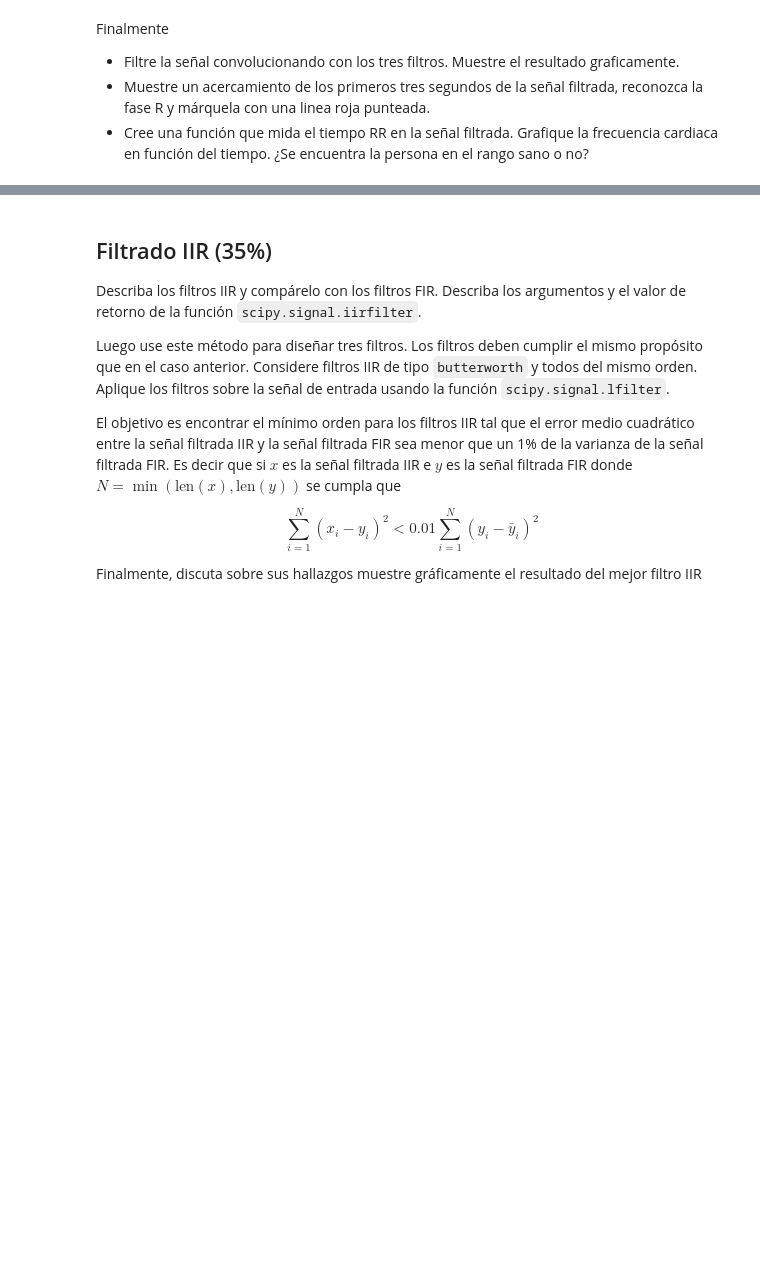
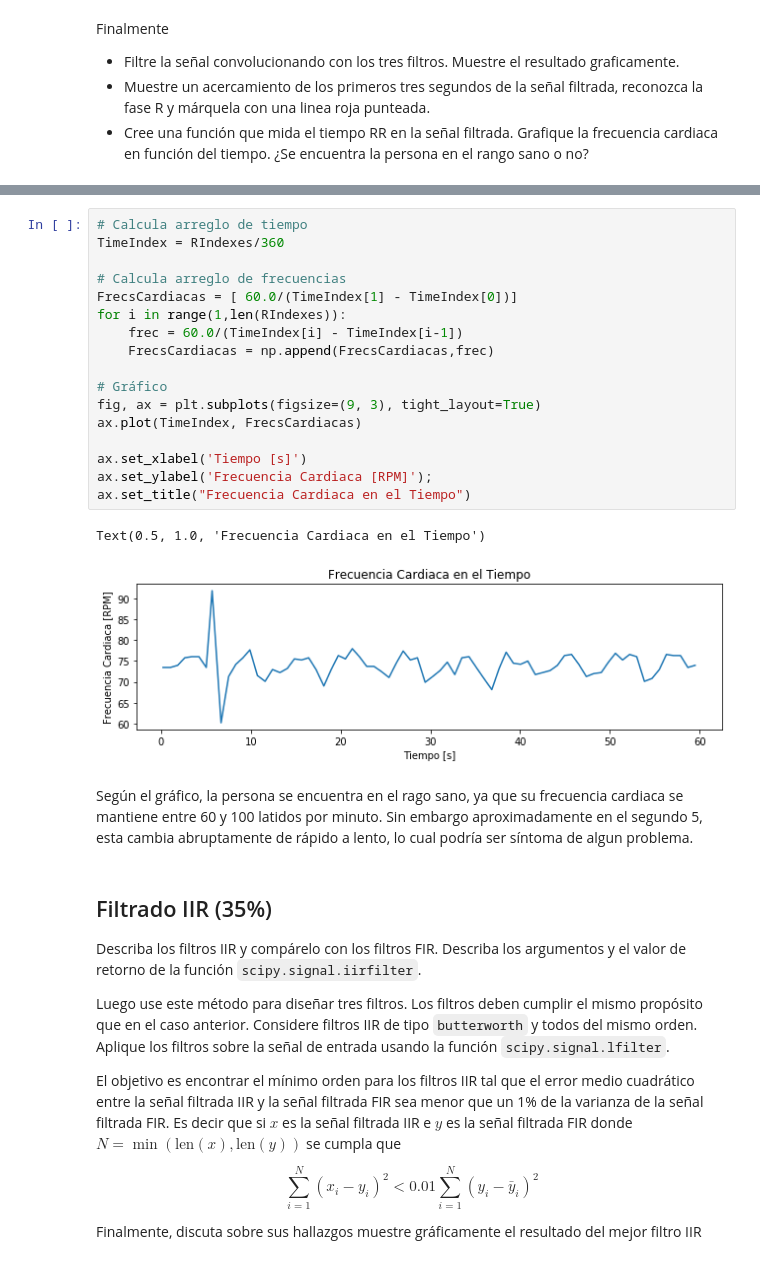
Before and after one commit to ehopperdietzel/Filtrado-De-Senales, a Jupyter notebook: tarea2_info183.ipynb, the cells around one changed output, grey strips where cells are left out. Saved outputs shown, nothing was run; the diff lists cells and outputs as text; blank space fills up the shorter version.

```diff
--- a/tarea2_info183.ipynb
+++ b/tarea2_info183.ipynb
@@ -341,3 +350,25 @@ graficaSeñal(dataFiltrada,Fs,360*3)
+# %%
+# Calcula arreglo de tiempo
+TimeIndex = RIndexes/360
+
+# Calcula arreglo de frecuencias
+FrecsCardiacas = [ 60.0/(TimeIndex[1] - TimeIndex[0])]
+for i in range(1,len(RIndexes)):
+    frec = 60.0/(TimeIndex[i] - TimeIndex[i-1])
+    FrecsCardiacas = np.append(FrecsCardiacas,frec)
+
+# Gráfico
+fig, ax = plt.subplots(figsize=(9, 3), tight_layout=True)
+ax.plot(TimeIndex, FrecsCardiacas)
+
+ax.set_xlabel('Tiempo [s]')
+ax.set_ylabel('Frecuencia Cardiaca [RPM]');
+ax.set_title("Frecuencia Cardiaca en el Tiempo")
+# %% [output]
+Text(0.5, 1.0, 'Frecuencia Cardiaca en el Tiempo')
+[figure, added]
+# %% [markdown]
+Según el gráfico, la persona se encuentra en el rago sano, ya que su frecuencia cardiaca se mantiene entre 60 y 100 latidos por minuto. Sin embargo aproximadamente en el segundo 5, esta cambia abruptamente de rápido a lento, lo cual podría ser síntoma de algun problema.
 # %% [markdown]
 ## Filtrado IIR (35%)
 
```
Also changed, not shown: parts of 23 cells of this notebook.
